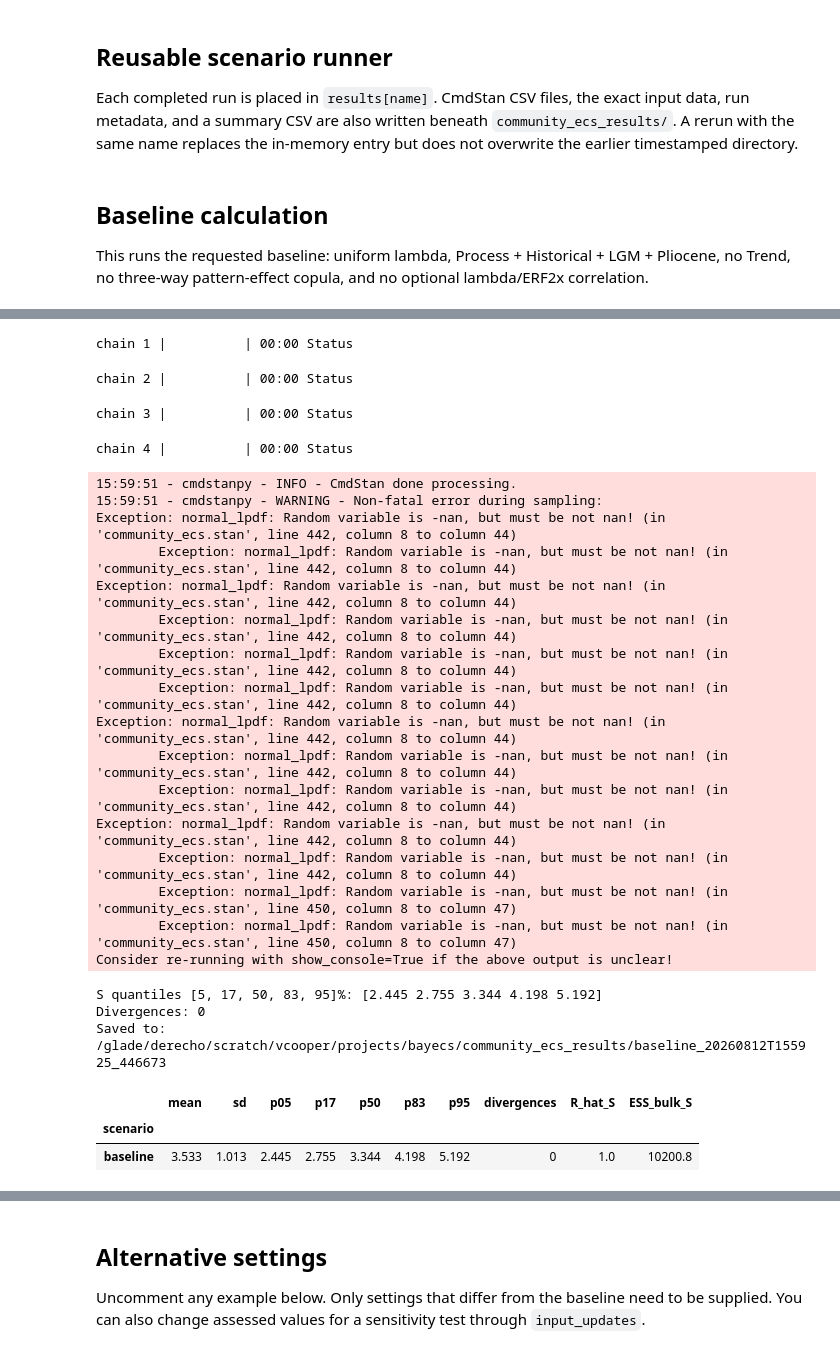
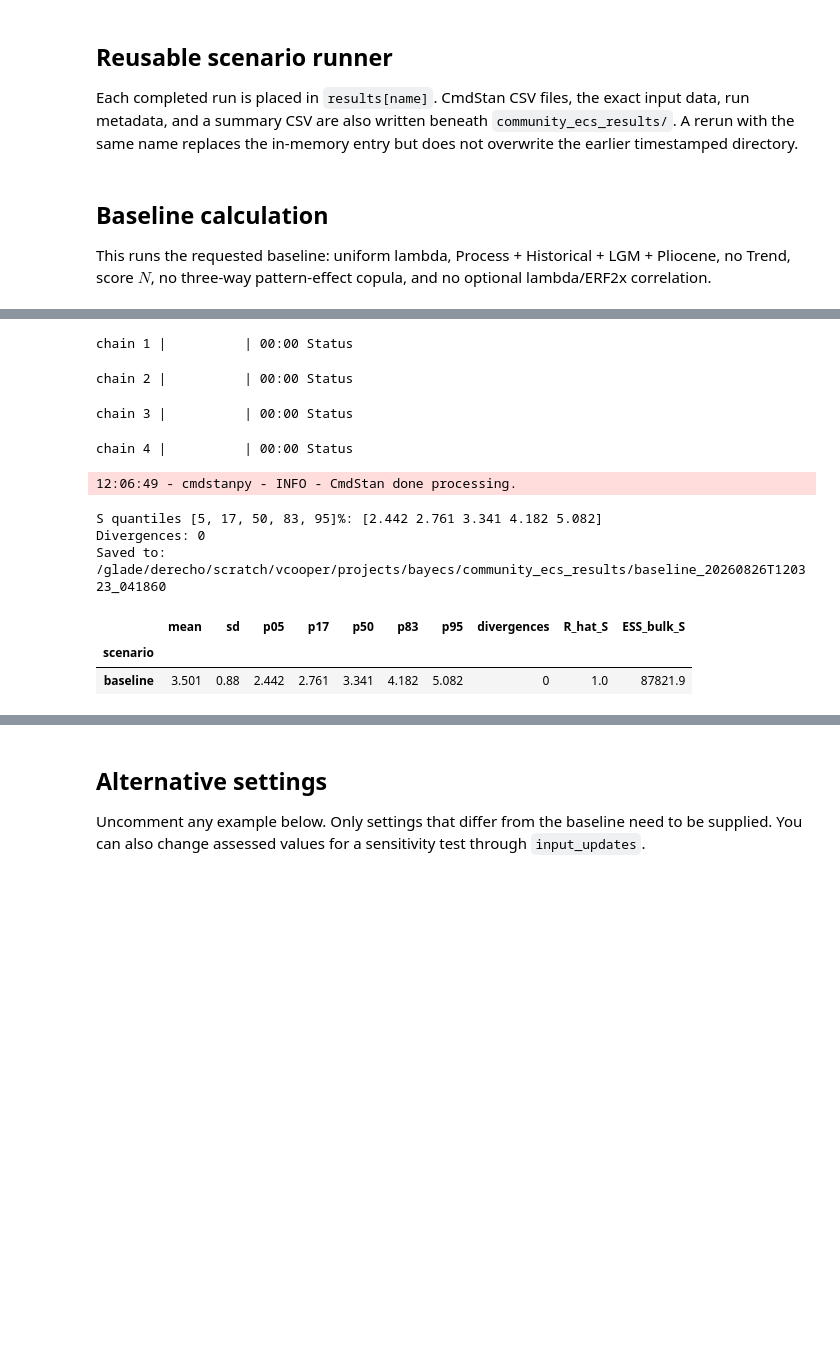
Before and after one commit to vtcooper/bayecs, a Jupyter notebook: community_ecs.ipynb, the cells around one changed output, grey strips where cells are left out. Saved outputs shown, nothing was run; the diff lists cells and outputs as text; code cells hidden in the pictures; blank space fills up the shorter version.

```diff
--- a/community_ecs.ipynb
+++ b/community_ecs.ipynb
@@ -81,6 +81,20 @@ RHO_LGM_PLIO = 0.50
 # Optional Process-lambda / ERF2x correlation. Negative means that a
 # larger (more-positive) F_2xCO2 accompanies a more-negative lambda.
 RHO_LAMBDA_F2X = -0.50
+
+# 2006--2024 ERF-trend decomposition. Anthropogenic aerosol is ARI+ACI.
+# The residual-other uncertainty combines its native ensemble spread with
+# the existing 0.10 W m-2 decade-1 structural forcing uncertainty.
+# CO2 uncertainty is inherited from F2x and is not added independently.
+MU_F_CO2_TREND = 0.3291084535673637
+MU_F_ANTHRO_AEROSOL_TREND = 0.20036127243434287
+SIG_F_ANTHRO_AEROSOL_TREND = 0.14315536507386226
+MU_F_OTHER_TREND = 0.14977152678227162
+SIG_F_OTHER_TREND_ENSEMBLE = 0.016413534269992223
+SIG_F_TREND_STRUCTURAL = 0.10
+SIG_F_OTHER_TREND = np.sqrt(
+    SIG_F_OTHER_TREND_ENSEMBLE**2 + SIG_F_TREND_STRUCTURAL**2
+)
 
 BASE_INPUTS = {
     # Shared forcing and state dependence
@@ -109,8 +123,11 @@ BASE_INPUTS = {
     "scale_dlambda": HIST_DLAMBDA_SCALE,
 
     # 2006--2024 Trend evidence (per decade)
-    "mu_F_trend": 0.6792412527839783,
-    "sig_F_trend": 0.17692313445510519,
+    "mu_F_CO2_trend": MU_F_CO2_TREND,
+    "mu_F_anthro_aerosol_trend": MU_F_ANTHRO_AEROSOL_TREND,
+    "sig_F_anthro_aerosol_trend": SIG_F_ANTHRO_AEROSOL_TREND,
+    "mu_F_other_trend": MU_F_OTHER_TREND,
+    "sig_F_other_trend": SIG_F_OTHER_TREND,
     "mu_T_trend": 0.2973752655080024,
     "sig_T_trend": 0.07059634070974388,
     "mu_N_trend": 0.45236271230928726,
@@ -170,6 +187,7 @@ SWITCH_NAMES = (
     "include_trend",
     "include_lgm",
     "include_pliocene",
+    "use_score_T",
     "use_pattern_effect_copula",
 )
 
@@ -181,6 +199,7 @@ BASELINE_SWITCHES = {
     "include_trend": 0,
     "include_lgm": 1,
     "include_pliocene": 1,
+    "use_score_T": 0,
     "use_pattern_effect_copula": 0,
 }
 
@@ -267,21 +287,26 @@ def make_init(data, ecs_initial=3.0, init_updates=None):
         "F_anthro_aerosol_hist": data["mu_F_anthro_aerosol_hist"],
         "F_other_hist": data["mu_F_other_hist"],
         "T_hist": data["mu_T_hist"],
+        "N_hist_scoreT": data["mu_N_hist"],
         "dlambda": skewnorm.ppf(
             0.5, a=data["shape_dlambda"],
             loc=data["loc_dlambda"], scale=data["scale_dlambda"],
         ),
         "T_LGM": data["mu_T_LGM"],
+        "N_LGM_scoreT": data["mu_N_LGM"],
         "F_other_LGM": data["mu_F_other_LGM"],
         "f_CO2_LGM": data["mu_f_CO2_LGM"],
         "dlambda_LGM": data["mu_dlambda_LGM"],
         "T_plio": data["mu_T_plio"],
+        "N_plio_scoreT": data["mu_N_plio"],
         "CO2_plio": data["mu_CO2_plio"],
         "F_plio_nonGHG": data["mu_F_plio_nonGHG"],
         "dlambda_plio": data["mu_dlambda_plio"],
         "fCH4": data["mu_fCH4"],
-        "F_trend": data["mu_F_trend"],
+        "F_anthro_aerosol_trend": data["mu_F_anthro_aerosol_trend"],
+        "F_other_trend": data["mu_F_other_trend"],
         "T_trend": data["mu_T_trend"],
+        "N_trend_scoreT": data["mu_N_trend"],
         "dlambda_trend": data["mu_dlambda_trend"],
     }
     if init_updates:
@@ -347,7 +372,7 @@ results = {}
 
 def run_scenario(
     name, *, switch_updates=None, input_updates=None,
-    sampling_updates=None, init_updates=None, ecs_initial=3.0,
+    sampling_updates=None, init_updates=None, ecs_initial=4.0,
 ):
     """Run one named scenario and save its fit, inputs, and summaries."""
     if not re.fullmatch(r"[A-Za-z0-9_.-]+", name):
@@ -426,8 +451,8 @@ def compare_scenarios(names=None):
 # %% [markdown]
 ## Baseline calculation
 
-This runs the requested baseline: uniform lambda, Process + Historical + LGM + Pliocene, no Trend, no three-way pattern-effect copula, and no optional lambda/ERF2x correlation.
+This runs the requested baseline: uniform lambda, Process + Historical + LGM + Pliocene, no Trend, score $N$, no three-way pattern-effect copula, and no optional lambda/ERF2x correlation.
 # %%
-baseline = run_scenario("baseline")
+baseline = run_scenario("baseline", sampling_updates={'iter_sampling': 40_000})
 compare_scenarios()
 # %% [output]
@@ -437,29 +462,14 @@ Switches: {'use_uniform_lambda_prior': 1, 'include_process': 1, 'use_lambda_F2x_
 chain 1 |          | 00:00 Status
 chain 2 |          | 00:00 Status
 chain 3 |          | 00:00 Status
 chain 4 |          | 00:00 Status
-15:59:51 - cmdstanpy - INFO - CmdStan done processing.
-15:59:51 - cmdstanpy - WARNING - Non-fatal error during sampling:
-Exception: normal_lpdf: Random variable is -nan, but must be not nan! (in 'community_ecs.stan', line 442, column 8 to column 44)
-        Exception: normal_lpdf: Random variable is -nan, but must be not nan! (in 'community_ecs.stan', line 442, column 8 to column 44)
-Exception: normal_lpdf: Random variable is -nan, but must be not nan! (in 'community_ecs.stan', line 442, column 8 to column 44)
-        Exception: normal_lpdf: Random variable is -nan, but must be not nan! (in 'community_ecs.stan', line 442, column 8 to column 44)
-        Exception: normal_lpdf: Random variable is -nan, but must be not nan! (in 'community_ecs.stan', line 442, column 8 to column 44)
-        Exception: normal_lpdf: Random variable is -nan, but must be not nan! (in 'community_ecs.stan', line 442, column 8 to column 44)
-Exception: normal_lpdf: Random variable is -nan, but must be not nan! (in 'community_ecs.stan', line 442, column 8 to column 44)
-        Exception: normal_lpdf: Random variable is -nan, but must be not nan! (in 'community_ecs.stan', line 442, column 8 to column 44)
-        Exception: normal_lpdf: Random variable is -nan, but must be not nan! (in 'community_ecs.stan', line 442, column 8 to column 44)
-Exception: normal_lpdf: Random variable is -nan, but must be not nan! (in 'community_ecs.stan', line 442, column 8 to column 44)
-        Exception: normal_lpdf: Random variable is -nan, but must be not nan! (in 'community_ecs.stan', line 442, column 8 to column 44)
-        Exception: normal_lpdf: Random variable is -nan, but must be not nan! (in 'community_ecs.stan', line 450, column 8 to column 47)
-        Exception: normal_lpdf: Random variable is -nan, but must be not nan! (in 'community_ecs.stan', line 450, column 8 to column 47)
-Consider re-running with show_console=True if the above output is unclear!
+12:06:49 - cmdstanpy - INFO - CmdStan done processing.
-S quantiles [5, 17, 50, 83, 95]%: [2.445 2.755 3.344 4.198 5.192]
+S quantiles [5, 17, 50, 83, 95]%: [2.442 2.761 3.341 4.182 5.082]
 Divergences: 0
-Saved to: /glade/derecho/scratch/vcooper/projects/bayecs/community_ecs_results/baseline_20260812T155925_446673
+Saved to: /glade/derecho/scratch/vcooper/projects/bayecs/community_ecs_results/baseline_20260826T120323_041860
 |  | mean | sd | p05 | p17 | p50 | p83 | p95 | divergences | R_hat_S | ESS_bulk_S |
 | scenario |  |  |  |  |  |  |  |  |  |  |
-| baseline | 3.533 | 1.013 | 2.445 | 2.755 | 3.344 | 4.198 | 5.192 | 0 | 1.0 | 10200.8 |
+| baseline | 3.501 | 0.88 | 2.442 | 2.761 | 3.341 | 4.182 | 5.082 | 0 | 1.0 | 87821.9 |
 # %%
 SUMMARY_VARIABLES = [
     "S", "l", "F_2xCO2", "zeta",
```
Also changed, not shown: parts of 21 cells of this notebook, 3 other files.
